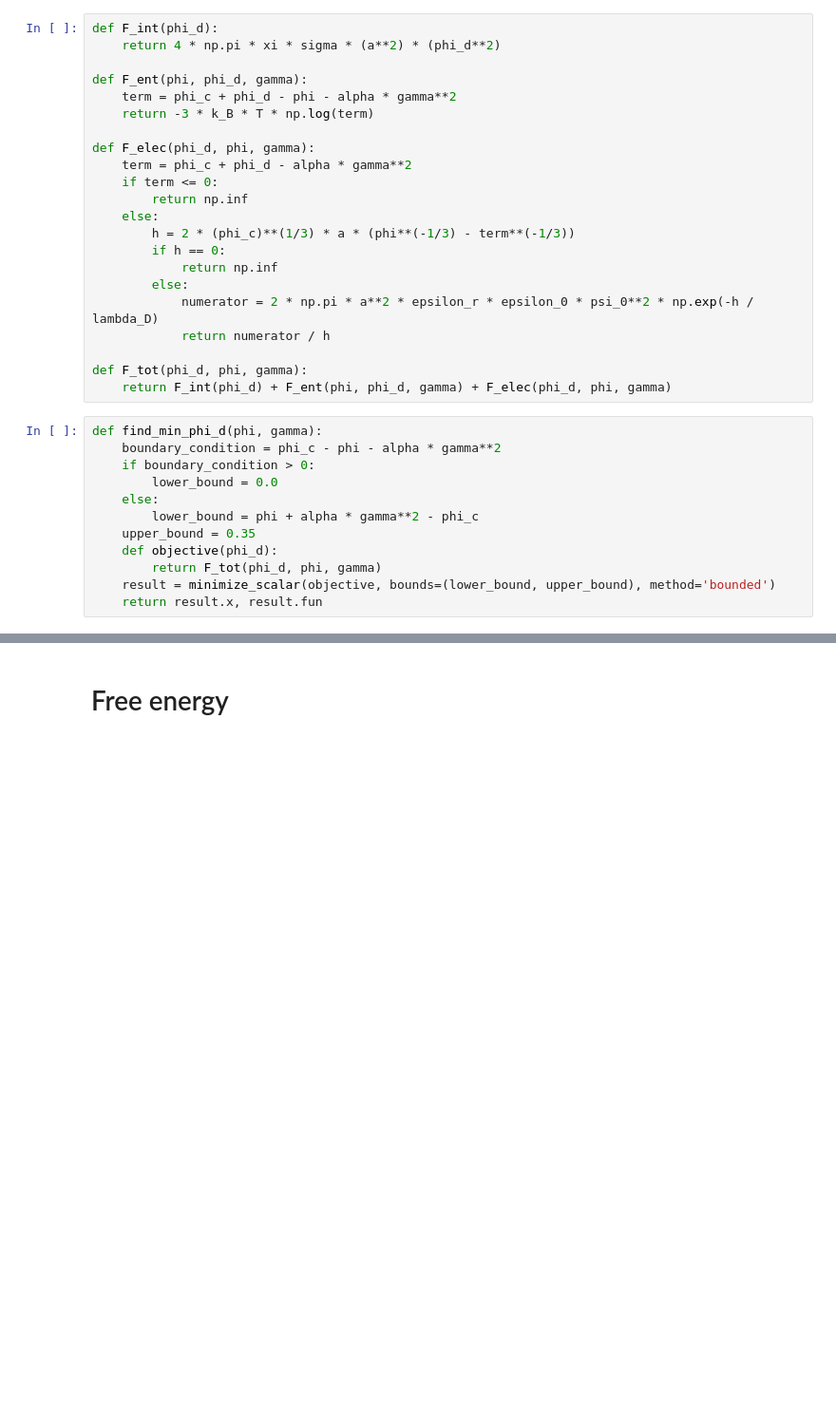
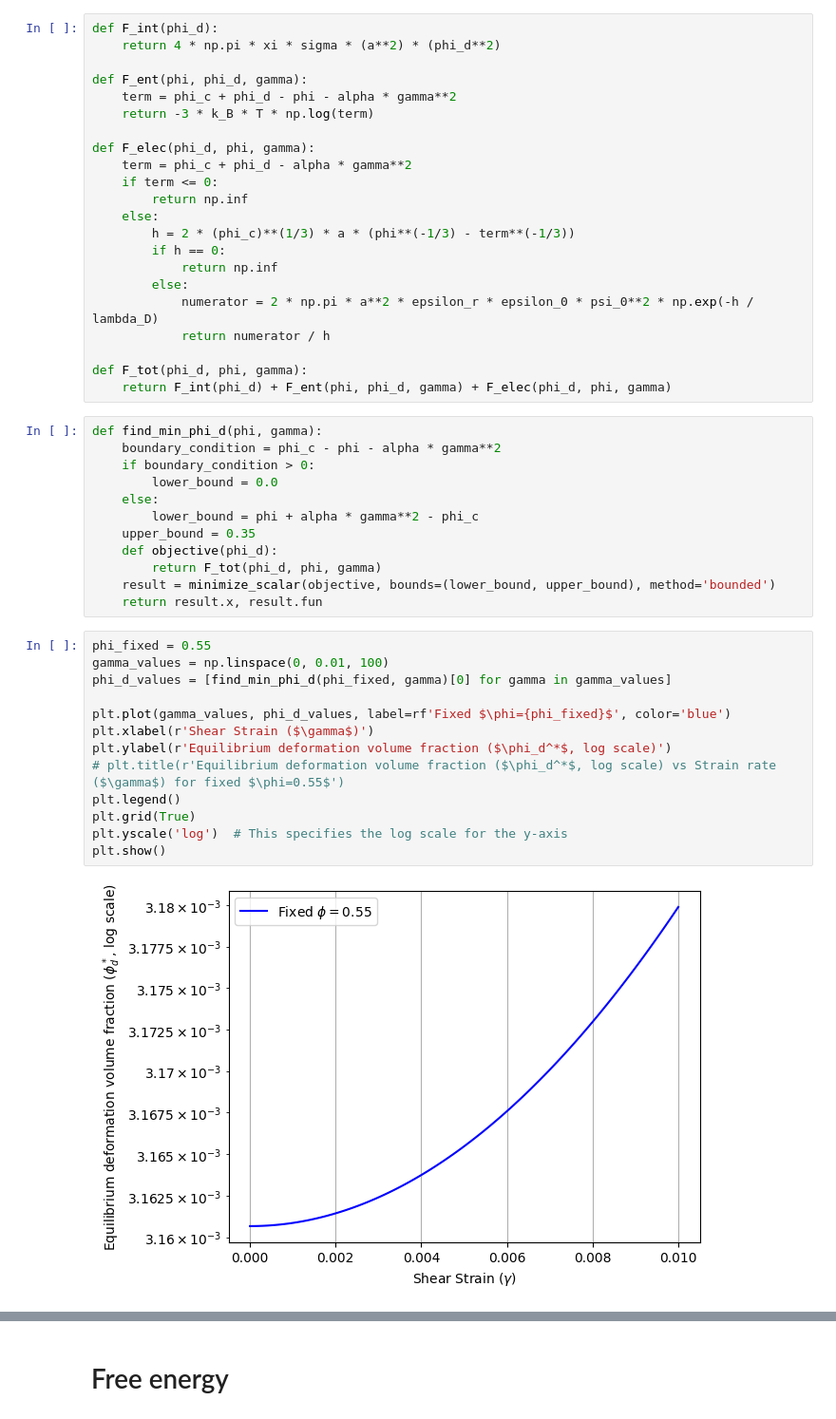
Before and after one commit to inxslynne/thesisproject, a Jupyter notebook: Kim&Mason/py-kimmason-final.ipynb, the cells around one changed output, grey strips where cells are left out. Shown at 95% size. Saved outputs shown, nothing was run; the diff lists cells and outputs as text; blank space fills up the shorter version.

```diff
--- a/Kim&Mason/py-kimmason-final.ipynb
+++ b/Kim&Mason/py-kimmason-final.ipynb
@@ -54,6 +54,21 @@ def find_min_phi_d(phi, gamma):
         return F_tot(phi_d, phi, gamma)
     result = minimize_scalar(objective, bounds=(lower_bound, upper_bound), method='bounded')
     return result.x, result.fun
+# %%
+phi_fixed = 0.55
+gamma_values = np.linspace(0, 0.01, 100)
+phi_d_values = [find_min_phi_d(phi_fixed, gamma)[0] for gamma in gamma_values]
+
+plt.plot(gamma_values, phi_d_values, label=rf'Fixed $\phi={phi_fixed}$', color='blue')
+plt.xlabel(r'Shear Strain ($\gamma$)')
+plt.ylabel(r'Equilibrium deformation volume fraction ($\phi_d^*$, log scale)')
+# plt.title(r'Equilibrium deformation volume fraction ($\phi_d^*$, log scale) vs Strain rate ($\gamma$) for fixed $\phi=0.55$')
+plt.legend()
+plt.grid(True)
+plt.yscale('log')  # This specifies the log scale for the y-axis
+plt.show()
+# %% [output]
+[figure, added]
 # %%
 phi_values = np.linspace(0.45, 0.85, 100)
 phi_d_values = [find_min_phi_d(phi, 0)[0] for phi in phi_values]
```
Also changed, not shown: parts of 4 cells of this notebook, 4 other files.
